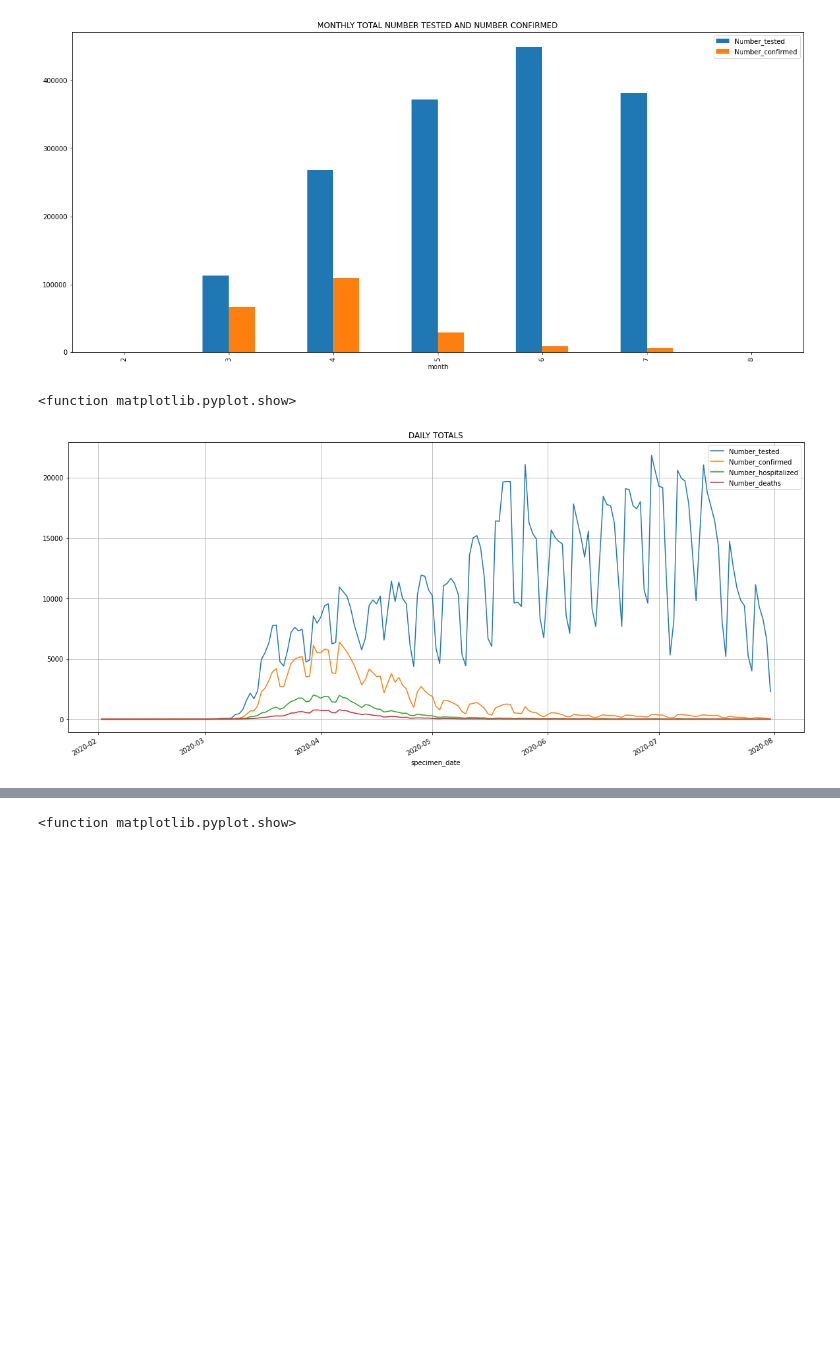
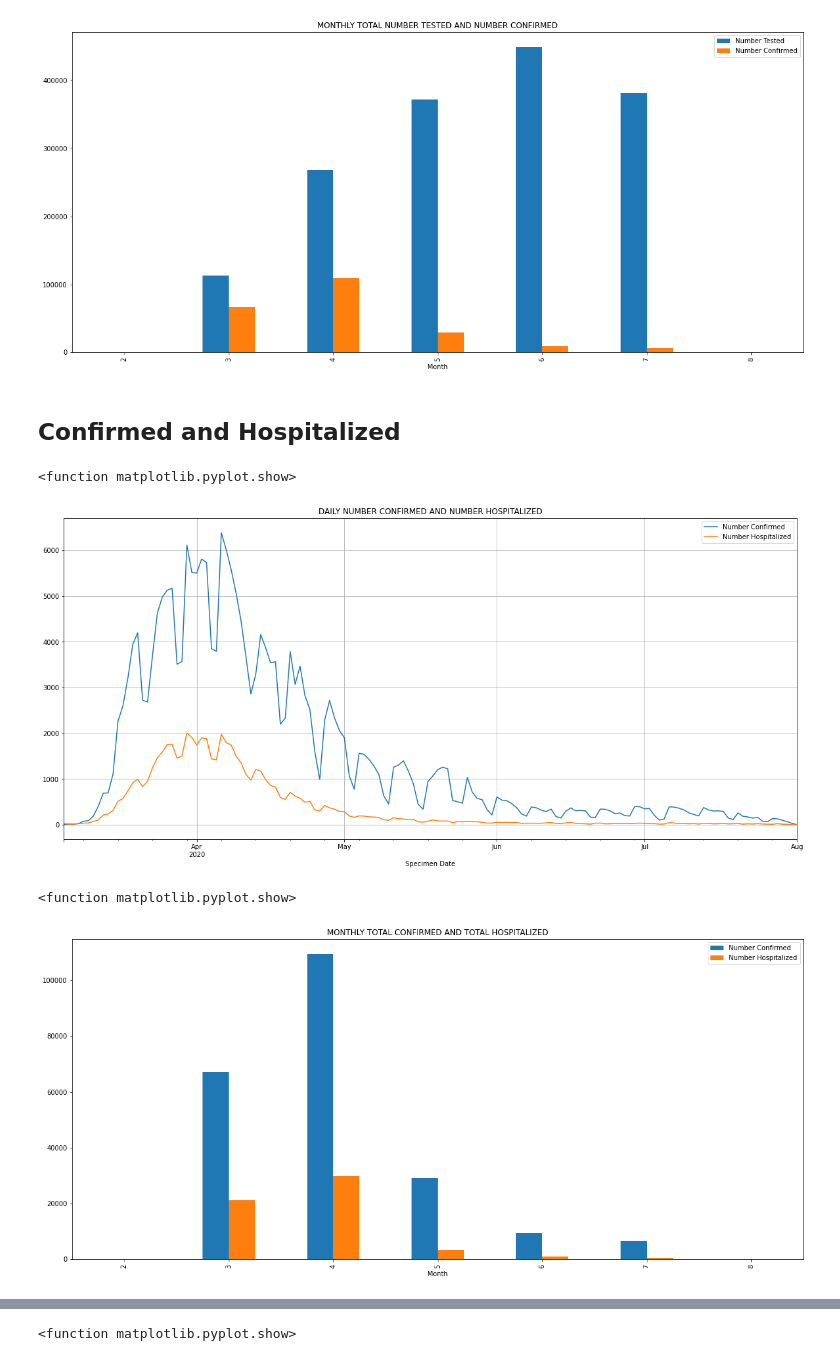
Before and after one commit to sulei7901/PythonProject3, a Jupyter notebook: Project_3.ipynb, the cells around one changed output, grey strips where cells are left out. Drawn from its saved outputs; the diff is of its cells as text; code cells hidden in the pictures; blank space fills up the shorter version.

```diff
--- a/Project_3.ipynb
+++ b/Project_3.ipynb
@@ -81,11 +75,22 @@ plt.show
 # %% [output]
 <function matplotlib.pyplot.show>
 [figure]
+# %% [markdown]
+## **Confirmed and Hospitalized**
 # %%
-# Plot showing all data
-df2[-150:].plot(x='specimen_date', y=['Number_tested', 'Number_confirmed', 'Number_hospitalized', 'Number_deaths'], figsize=(20,9), grid=True)
-plt.title('DAILY TOTALS')
+# Plot showing daily number confirmed and number hospitalized
+df2[-150:].plot(x='Specimen Date', y=['Number Confirmed', 'Number Hospitalized'], figsize=(20,9), grid=True)
+plt.title('DAILY NUMBER CONFIRMED AND NUMBER HOSPITALIZED')
 plt.show
 # %% [output]
 <function matplotlib.pyplot.show>
-[figure, old version]
+[figure, new version]
+# %%
+# Plot showing total number confirmed and number hospitalized by month
+data2=['Number Confirmed', 'Number Hospitalized']
+df2.groupby(['Month'])[data2].sum().plot(kind='bar', figsize=(20,9))
+plt.title('MONTHLY TOTAL CONFIRMED AND TOTAL HOSPITALIZED')
+plt.show
+# %% [output]
+<function matplotlib.pyplot.show>
+[figure, added]
```
Also changed, not shown: parts of 13 cells of this notebook.
